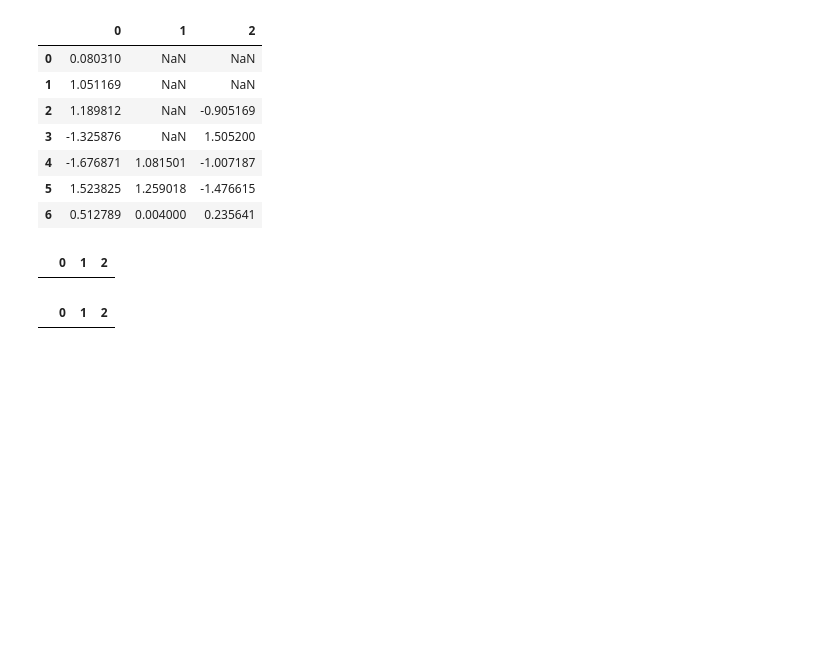
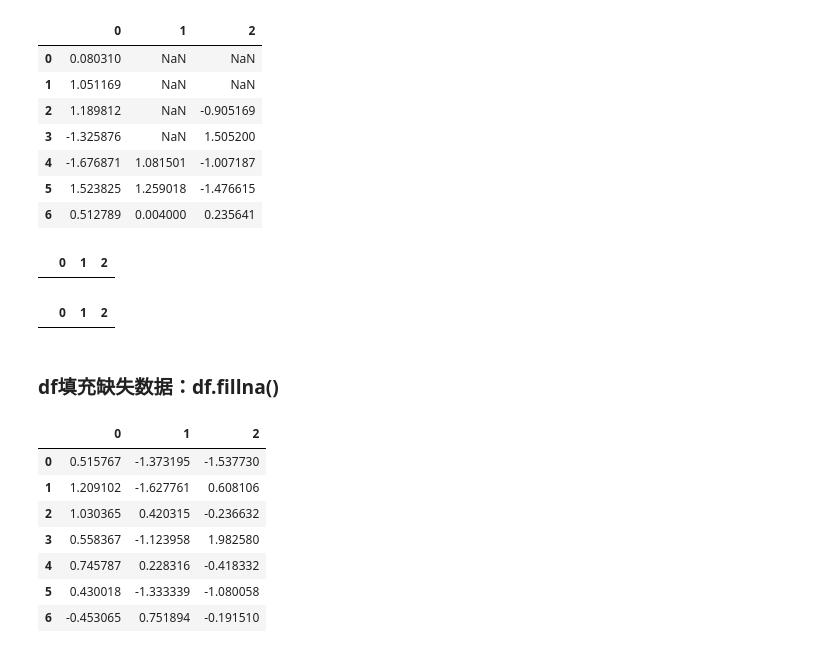
Before and after one commit to shawnhuang90s/data-analysis, a Jupyter notebook: data_analysis02.ipynb, the cells around one changed output. Cells and saved outputs as stored; diff of their text form; code cells hidden in the pictures; blank space fills up the shorter version.

```diff
--- a/data_analysis02.ipynb
+++ b/data_analysis02.ipynb
@@ -1148,3 +1148,18 @@ df6 = df.dropna(thresh=5)
 df6
 # %% [output]
 |  | 0 | 1 | 2 |
+# %% [markdown]
+### df填充缺失数据：df.fillna()
+# %%
+df = pd.DataFrame(np.random.randn(7, 3))
+# %%
+df
+# %% [output]
+|  | 0 | 1 | 2 |
+| 0 | 0.515767 | -1.373195 | -1.537730 |
+| 1 | 1.209102 | -1.627761 | 0.608106 |
+| 2 | 1.030365 | 0.420315 | -0.236632 |
+| 3 | 0.558367 | -1.123958 | 1.982580 |
+| 4 | 0.745787 | 0.228316 | -0.418332 |
+| 5 | 0.430018 | -1.333339 | -1.080058 |
+| 6 | -0.453065 | 0.751894 | -0.191510 |
```
Also changed, not shown: parts of 113 cells of this notebook, 2 other files.
